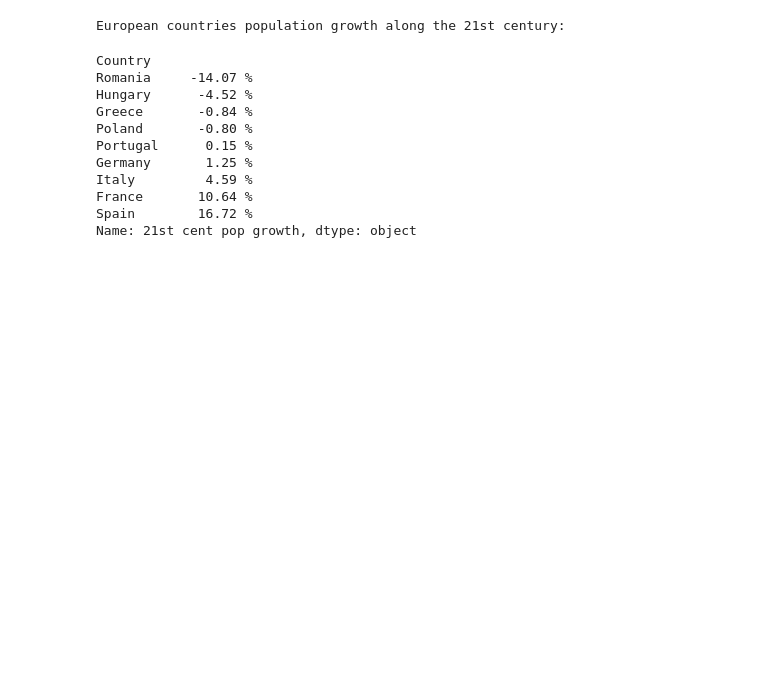
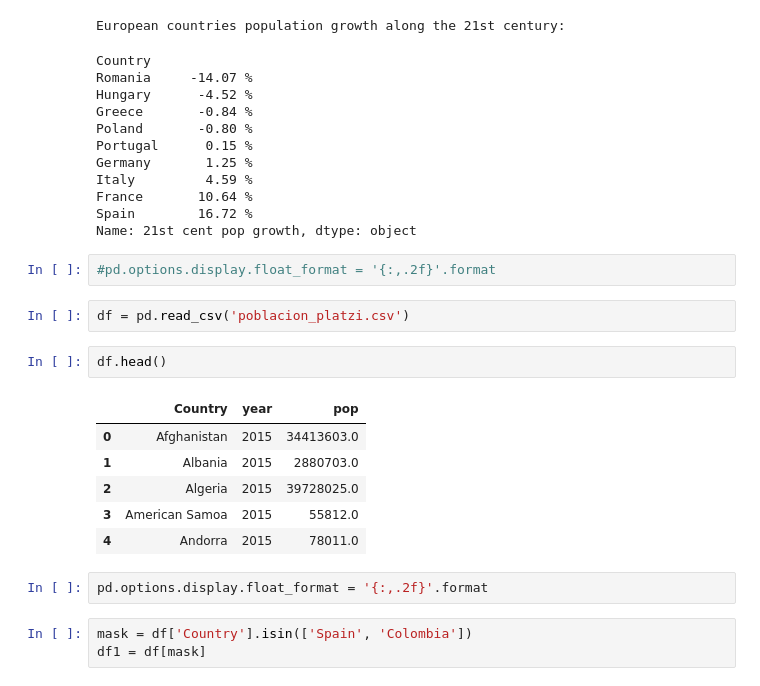
Before and after one commit to chusk2/platzi-pandas, a Jupyter notebook: world_population.ipynb, the cells around one changed output. Cells and saved outputs as stored; diff of their text form; blank space fills up the shorter version.

```diff
--- a/world_population.ipynb
+++ b/world_population.ipynb
@@ -154,3 +154,21 @@ Italy         4.59 %
 France       10.64 %
 Spain        16.72 %
 Name: 21st cent pop growth, dtype: object
+# %%
+#pd.options.display.float_format = '{:,.2f}'.format
+# %%
+df = pd.read_csv('poblacion_platzi.csv')
+# %%
+df.head()
+# %% [output]
+|  | Country | year | pop |
+| 0 | Afghanistan | 2015 | 34413603.0 |
+| 1 | Albania | 2015 | 2880703.0 |
+| 2 | Algeria | 2015 | 39728025.0 |
+| 3 | American Samoa | 2015 | 55812.0 |
+| 4 | Andorra | 2015 | 78011.0 |
+# %%
+pd.options.display.float_format = '{:,.2f}'.format
+# %%
+mask = df['Country'].isin(['Spain', 'Colombia'])
+df1 = df[mask]
```
Also changed, not shown: parts of 2 cells of this notebook, 1 other file.
